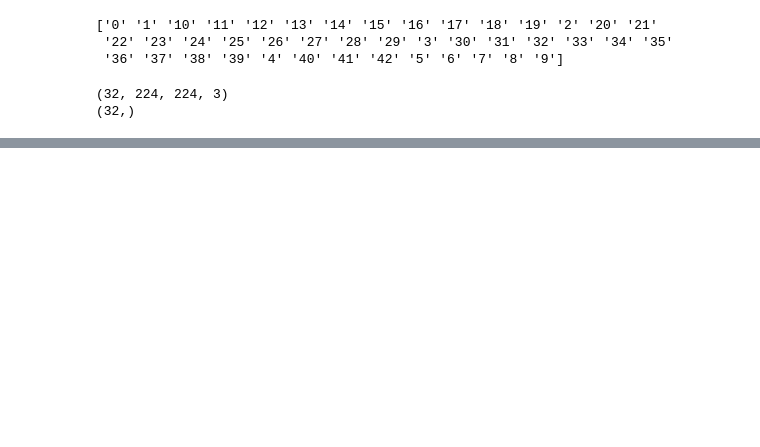
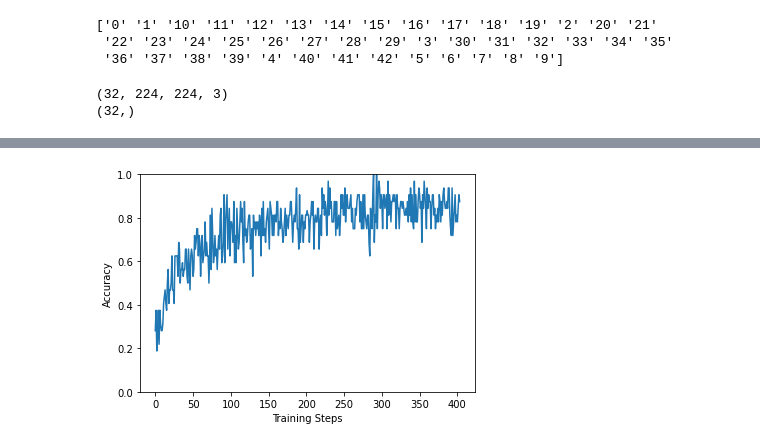
Before and after one commit to CFtriksX/Embeded_AI_A2, a Jupyter notebook: problem1.ipynb, the cells around one changed output, grey strips where cells are left out. Cells and saved outputs as stored; diff of their text form; code cells hidden in the pictures; blank space fills up the shorter version.

```diff
--- a/problem1.ipynb
+++ b/problem1.ipynb
@@ -75,0 +164,8 @@ _ = plt.suptitle("ImageNet predictions")
+# %%
+plt.figure()
+plt.ylabel("Accuracy")
+plt.xlabel("Training Steps")
+plt.ylim([0,1])
+plt.plot(batch_stats_callback.batch_acc);
+# %% [output]
+[figure, added]
```
Also changed, not shown: parts of 22 cells of this notebook, 3 other files.
